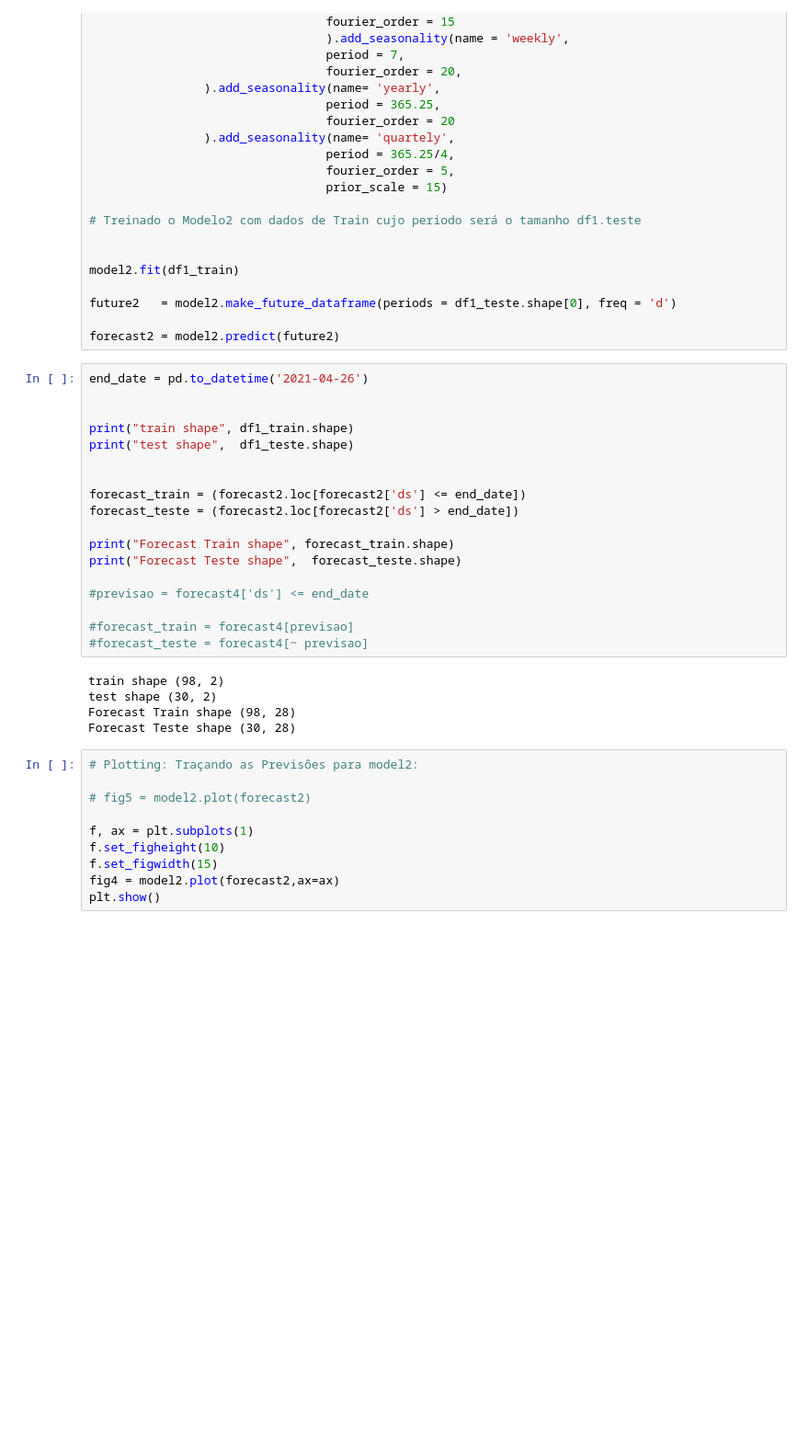
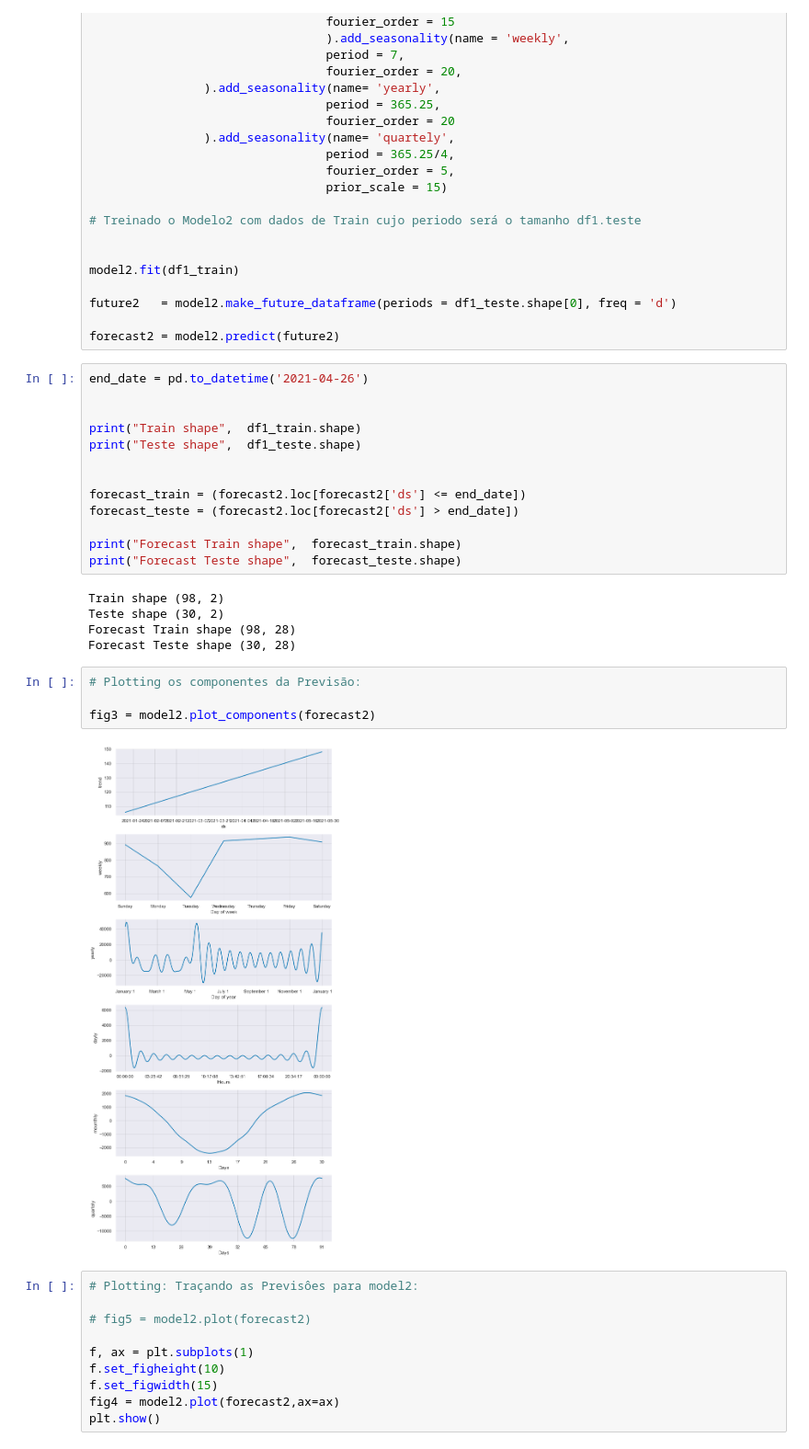
Before and after one commit to nubia-mp1211/Projeto-Final, a Jupyter notebook: ATUAL -Tratando-Vacinados e Previsoes.ipynb, the cells around one changed output. Shown at 92% size. Saved outputs shown, nothing was run; the diff lists cells and outputs as text; blank space fills up the shorter version.

```diff
--- a/ATUAL -Tratando-Vacinados e Previsoes.ipynb
+++ b/ATUAL -Tratando-Vacinados e Previsoes.ipynb
@@ -576,25 +556,26 @@ forecast2 = model2.predict(future2)
 end_date = pd.to_datetime('2021-04-26')
 
 
-print("train shape", df1_train.shape)
-print("test shape",  df1_teste.shape)
+print("Train shape",  df1_train.shape)
+print("Teste shape",  df1_teste.shape)
 
 
 forecast_train = (forecast2.loc[forecast2['ds'] <= end_date])
 forecast_teste = (forecast2.loc[forecast2['ds'] > end_date])
 
-print("Forecast Train shape", forecast_train.shape)
+print("Forecast Train shape",  forecast_train.shape)
 print("Forecast Teste shape",  forecast_teste.shape)
-
-#previsao = forecast4['ds'] <= end_date
-
-#forecast_train = forecast4[previsao]
-#forecast_teste = forecast4[~ previsao]
 # %% [output]
-train shape (98, 2)
-test shape (30, 2)
+Train shape (98, 2)
+Teste shape (30, 2)
 Forecast Train shape (98, 28)
 Forecast Teste shape (30, 28)
+# %%
+# Plotting os componentes da Previsão:
+
+fig3 = model2.plot_components(forecast2)
+# %% [output]
+[figure, added]
 # %%
 # Plotting: Traçando as Previsôes para model2:
 
```
Also changed, not shown: parts of 32 cells of this notebook.
